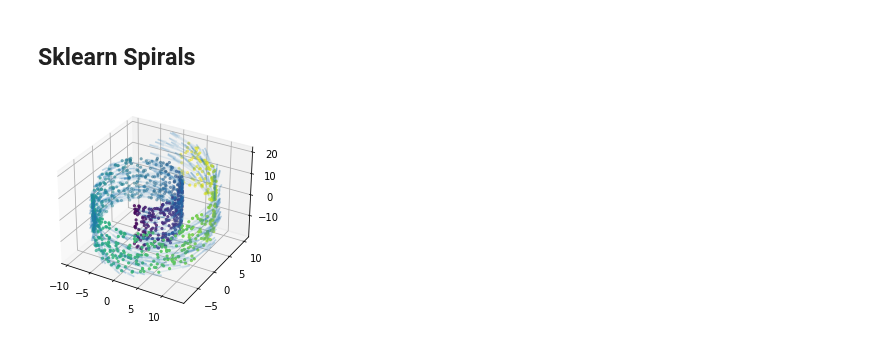
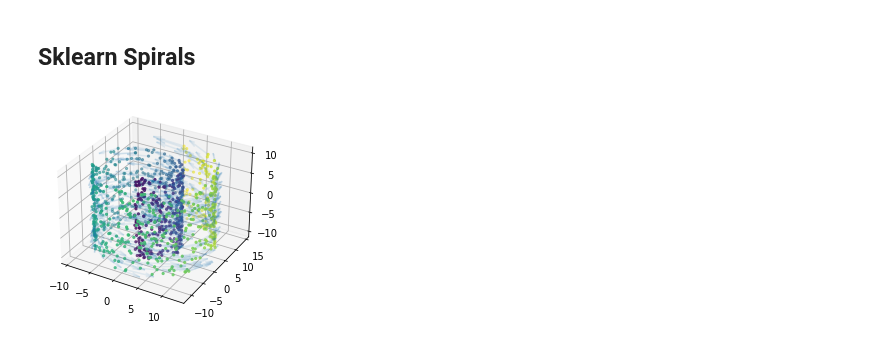
Before and after one commit to professorwug/FRED, a Jupyter notebook: 01a02b Polar 2-Manifold Toy Datasets.ipynb, the cells around one changed output. Saved outputs shown, nothing was run; the diff lists cells and outputs as text; code cells hidden in the pictures.

```diff
--- a/01a02b Polar 2-Manifold Toy Datasets.ipynb
+++ b/01a02b Polar 2-Manifold Toy Datasets.ipynb
@@ -76,7 +76,7 @@ def directed_swiss_roll_sklearn(num_nodes=1000, num_spirals=1.5, height=20, radi
     return X, flows, labels
 # %%
 # hide_input
-X, flows, labels = directed_swiss_roll_sklearn(xtilt=np.pi/4, sigma=0.1)
+X, flows, labels = directed_swiss_roll_sklearn(xtilt=0, sigma=0.1)
 plot_directed_3d(X, flows, labels)
 # %% [output]
-[figure, old version]
+[figure, new version]
```
Also changed, not shown: 1 other file.
